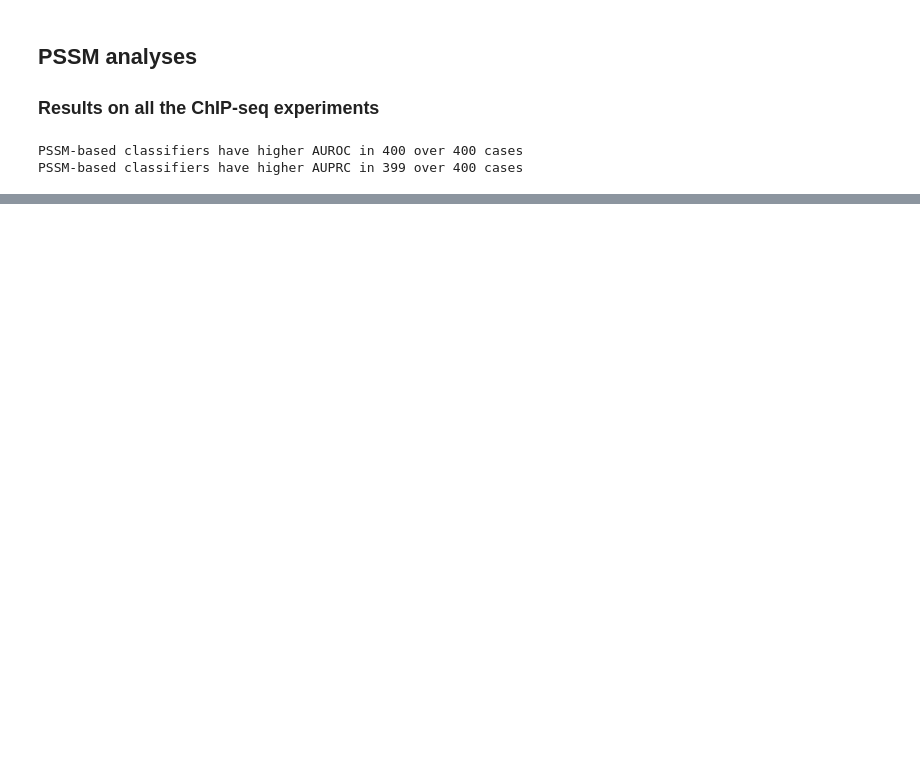
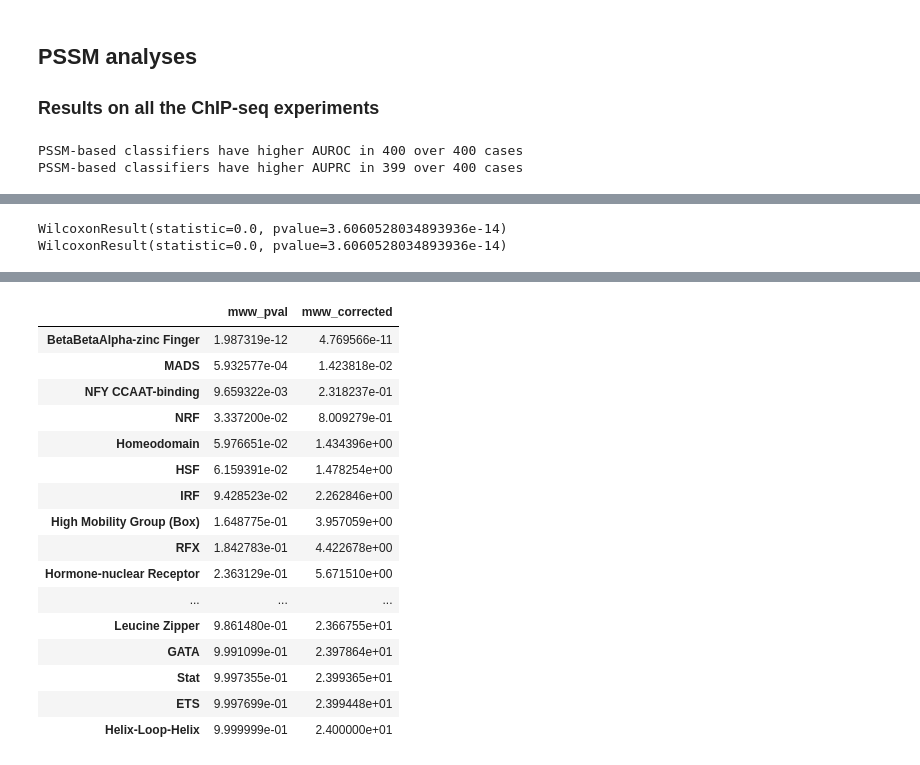
Before and after one commit to amathelier/DNAshapedTFBS_notebooks, a Jupyter notebook: EncodeDinucMatched1st2ndDnashapeDimo.ipynb, the cells around one changed output, grey strips where cells are left out. Drawn from its saved outputs; the diff is of its cells as text; code cells hidden in the pictures; blank space fills up the shorter version.

```diff
--- a/EncodeDinucMatched1st2ndDnashapeDimo.ipynb
+++ b/EncodeDinucMatched1st2ndDnashapeDimo.ipynb
@@ -118,0 +403,18 @@ axes.set_aspect(1./axes.get_data_ratio())
+# %%
+import matplotlib.pyplot as plt
+data.loc[:, 'indx'] = range(len(data))
+sorted_families = families_mww_df.sort_values('mww_corrected').index
+ypos = -1
+labels = ['{0} ({1:f})'.format(fam, families_mww_df.loc[fam].mww_pval)
+          for fam in sorted_families]
+fig = plt.figure()
+axes = fig.add_subplot(111)
+plt.yticks(np.arange(-1, -1 - 0.3 * len(sorted_families), -0.3), labels)
+plt.xticks(range(0, len(data), 10), [])
+for family in sorted_families:
+    xpos = list(data[data.TF_family == family]['indx'])
+    axes.scatter(xpos, [ypos] * len(xpos))
+    ypos -= 0.3
+axes.set_xlim(0, len(data))
+axes.set_aspect(1./axes.get_data_ratio())
+#savefig("AUPRC_improvement_TFFM_TFFM+DNAshape_families.svg")
@@ -156,5 +553,11 @@ axes.set_aspect('equal')
+# %%
+print wilcoxon(data_pssm['PSSM_dnashape_AUROC'], data_pssm['PSSM_AUROC'])
+print wilcoxon(data_pssm['PSSM_dnashape_AUPRC'], data_pssm['PSSM_AUPRC'])
+# %% [output]
+WilcoxonResult(statistic=0.0, pvalue=3.6060528034893936e-14)
+WilcoxonResult(statistic=0.0, pvalue=3.6060528034893936e-14)
 # %%
-data = data.sort("PSSM_AUROC_improvement")
+data = data.sort_values("PSSM_AUROC_improvement")
 axes = data.dropna().plot(y="PSSM_AUROC_improvement", use_index=False, legend=False)
 axes.tick_params(axis="x", labelbottom='off')
 axes.set_xlabel("{0:d} data sets".format(len(data.dropna())))
@@ -162,9 +565,10 @@ axes.set_ylabel("AUROC (PSSM + DNA shape)\n - AUROC (PSSM)")
 axes.set_ylim(min(data.PSSM_AUROC_improvement) - 0.05,
               max(data.PSSM_AUROC_improvement) + 0.05)
 axes.set_aspect(1./axes.get_data_ratio())
+axes.grid()
 #savefig("AUROC_improvement_PSSM_PSSM+DNAshape.svg")
 
-data = data.sort("PSSM_AUPRC_improvement")
+data = data.sort_values("PSSM_AUPRC_improvement")
 axes = data.dropna().plot(y="PSSM_AUPRC_improvement", use_index=False, legend=False)
 axes.tick_params(axis="x", labelbottom='off')
 axes.set_xlabel("{0:d} data sets".format(len(data.dropna())))
@@ -172,7 +576,42 @@ axes.set_ylabel("AUPRC (PSSM + DNA shape)\n - AUPRC (PSSM)")
 axes.set_ylim(min(data.PSSM_AUPRC_improvement) - 0.05,
               max(data.PSSM_AUPRC_improvement) + 0.05)
 axes.set_aspect(1./axes.get_data_ratio())
+axes.grid()
 #savefig("AUPRC_improvement_PSSM_PSSM+DNAshape.svg")
 # %% [output]
 [drawing not drawn]
 [drawing not drawn]
+# %%
+%%R -i data -i families_list -o families_mww
+data = as.data.frame(data)
+families_mww = data.frame(row.names=families_list)
+for(family in families_list){
+    inside = data[data['TF_family'] == family, 'PSSM_AUROC_improvement'];
+    outside = data[data['TF_family'] != family, 'PSSM_AUROC_improvement'];
+    mww = wilcox.test(inside, outside, alternative='g', exact=TRUE);
+    families_mww[family, 'mww_pval'] = mww$p.value;
+    families_mww[family, 'mww_corrected'] = mww$p.value * length(families_list);
+    families_mww[family, 'family'] = family
+}
+# %%
+families_mww_df = pd.DataFrame(families_mww[['mww_pval', 'mww_corrected']])
+families_mww_df.index = families_list
+families_mww_df.sort_values('mww_corrected')
+# %% [output]
+|  | mww_pval | mww_corrected |
+| BetaBetaAlpha-zinc Finger | 1.987319e-12 | 4.769566e-11 |
+| MADS | 5.932577e-04 | 1.423818e-02 |
+| NFY CCAAT-binding | 9.659322e-03 | 2.318237e-01 |
+| NRF | 3.337200e-02 | 8.009279e-01 |
+| Homeodomain | 5.976651e-02 | 1.434396e+00 |
+| HSF | 6.159391e-02 | 1.478254e+00 |
+| IRF | 9.428523e-02 | 2.262846e+00 |
+| High Mobility Group (Box) | 1.648775e-01 | 3.957059e+00 |
+| RFX | 1.842783e-01 | 4.422678e+00 |
+| Hormone-nuclear Receptor | 2.363129e-01 | 5.671510e+00 |
+| ... | ... | ... |
+| Leucine Zipper | 9.861480e-01 | 2.366755e+01 |
+| GATA | 9.991099e-01 | 2.397864e+01 |
+| Stat | 9.997355e-01 | 2.399365e+01 |
+| ETS | 9.997699e-01 | 2.399448e+01 |
+| Helix-Loop-Helix | 9.999999e-01 | 2.400000e+01 |
```
Also changed, not shown: parts of 48 cells of this notebook.
